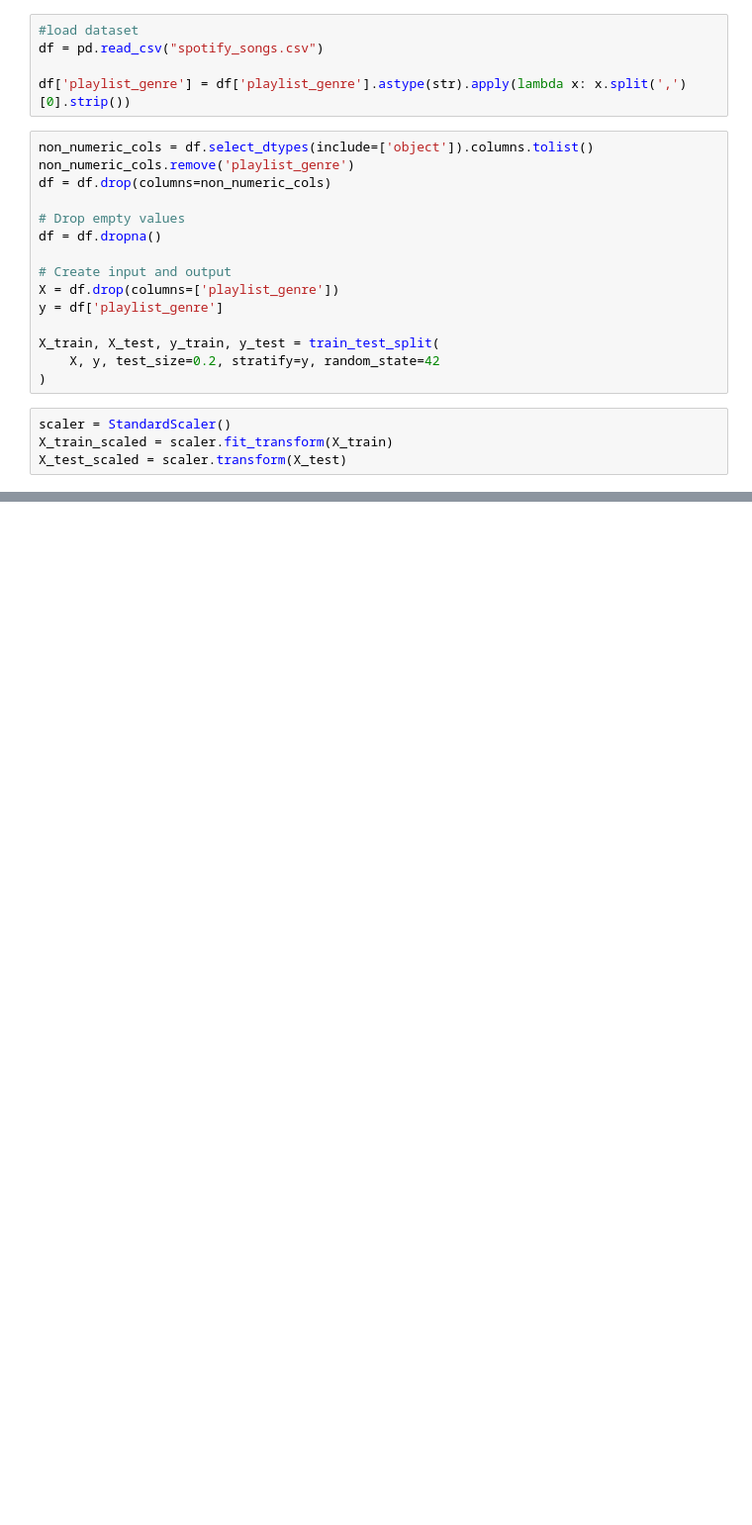
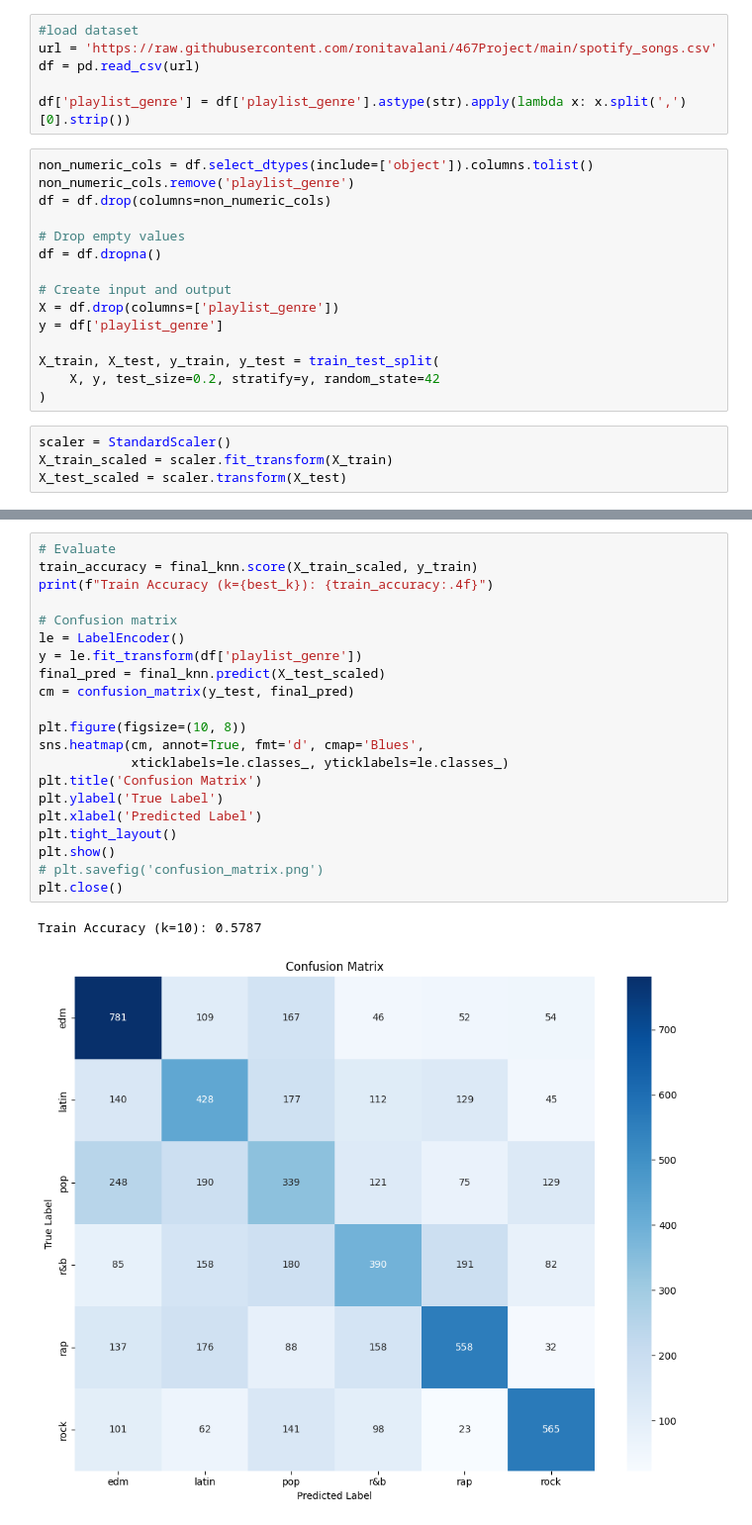
Before and after one commit to ronitavalani/467Project, a Jupyter notebook: baseline.ipynb, the cells around one changed output, grey strips where cells are left out. Shown at 99% size. Drawn from its saved outputs; the diff is of its cells as text; blank space fills up the shorter version.

Commit message:
Baseline visualizations updated

```diff
--- a/baseline.ipynb
+++ b/baseline.ipynb
@@ -9,7 +12,8 @@ from sklearn.neighbors import KNeighborsClassifier
 import numpy as np
 # %%
 #load dataset
-df = pd.read_csv("spotify_songs.csv")
+url = 'https://raw.githubusercontent.com/ronitavalani/467Project/main/spotify_songs.csv'
+df = pd.read_csv(url)
 
 df['playlist_genre'] = df['playlist_genre'].astype(str).apply(lambda x: x.split(',')[0].strip())
 # %%
@@ -53,0 +58,24 @@ Test Accuracy (k=10): 0.4652
+# %%
+# Evaluate
+train_accuracy = final_knn.score(X_train_scaled, y_train)
+print(f"Train Accuracy (k={best_k}): {train_accuracy:.4f}")
+
+# Confusion matrix
+le = LabelEncoder()
+y = le.fit_transform(df['playlist_genre'])
+final_pred = final_knn.predict(X_test_scaled)
+cm = confusion_matrix(y_test, final_pred)
+
+plt.figure(figsize=(10, 8))
+sns.heatmap(cm, annot=True, fmt='d', cmap='Blues',
+            xticklabels=le.classes_, yticklabels=le.classes_)
+plt.title('Confusion Matrix')
+plt.ylabel('True Label')
+plt.xlabel('Predicted Label')
+plt.tight_layout()
+plt.show()
+# plt.savefig('confusion_matrix.png')
+plt.close()
+# %% [output]
+Train Accuracy (k=10): 0.5787
+[figure, added]
```
Also changed, not shown: parts of 4 cells of this notebook.
